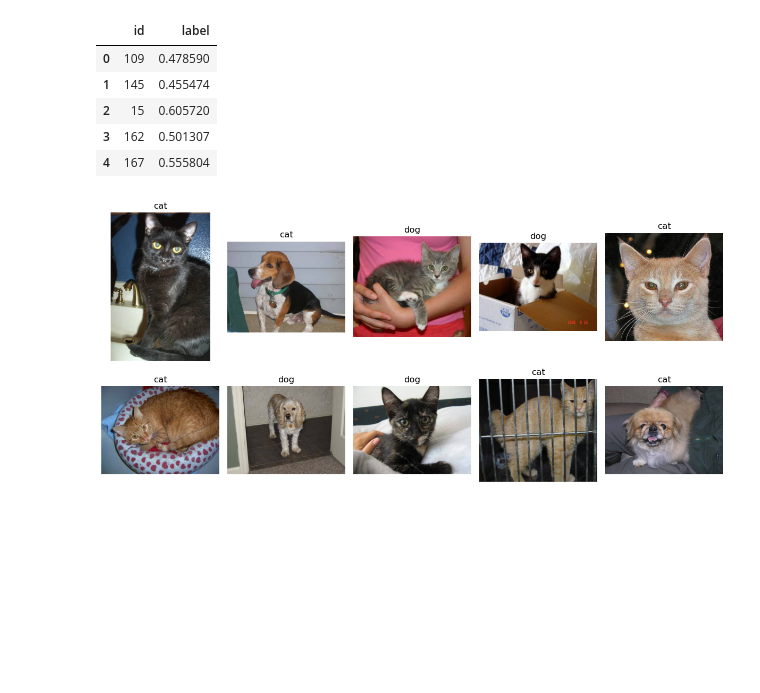
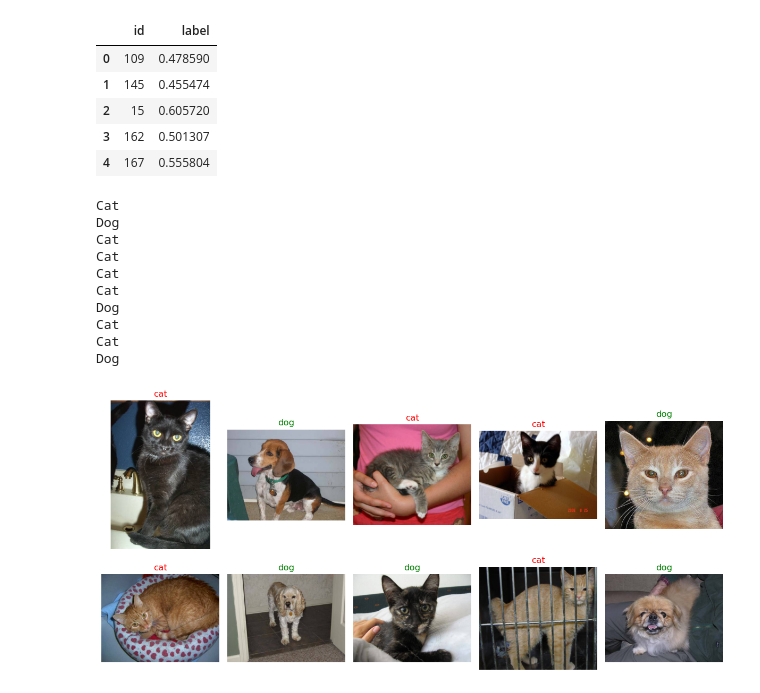
Before and after one commit to freshmea/chungnam_chatbot, a Jupyter notebook: pytorch/torch21.ipynb, the cells around one changed output. Cells and saved outputs as stored; diff of their text form; code cells hidden in the pictures; blank space fills up the shorter version.

```diff
--- a/pytorch/torch21.ipynb
+++ b/pytorch/torch21.ipynb
@@ -335,27 +335,38 @@ res.head()
 # %%
 # 14 번 셀 ---------------------------------
 class_ = Classes = {0:'cat', 1:'dog'}
 def display_image_grid2(images_filepaths, predicted_labels=(), cols=5):
     rows = len(images_filepaths) // cols
     figure, ax = plt.subplots(nrows=rows, ncols=cols, figsize=(12, 6))
     for i, image_filepath in enumerate(images_filepaths):
         image = cv2.imread(image_filepath)
         image = cv2.cvtColor(image, cv2.COLOR_BGR2RGB)
-        # true_label = os.path.normpath(image_filepath).split(os.sep)[-2]
-        # predicted_label = predicted_labels[i] if predicted_labels else true_label
-        # color = "green" if true_label == predicted_label else "red"
         a = random.choice(res['id'].values)
         label = res.loc[res['id'] == a, 'label'].values[0]
         if label > 0.5:
             label = 1
         else:
             label = 0
+
+        true_label = os.path.normpath(image_filepath).split(os.sep)[-2]
+        print(true_label)
+        color = "green" if (0 if true_label =='cat' else 1) == label else "red"
         ax.ravel()[i].imshow(image)
-        ax.ravel()[i].set_title(class_[label])
+        ax.ravel()[i].set_title(class_[label], color=color)
         ax.ravel()[i].set_axis_off()
     plt.tight_layout()
     plt.show()
 
 display_image_grid2(test_image_filepaths)
 # %% [output]
+Cat
+Dog
+Cat
+Cat
+Cat
+Cat
+Dog
+Cat
+Cat
+Dog
-[figure, old version]
+[figure, new version]
```
Also changed, not shown: 2 other files.
